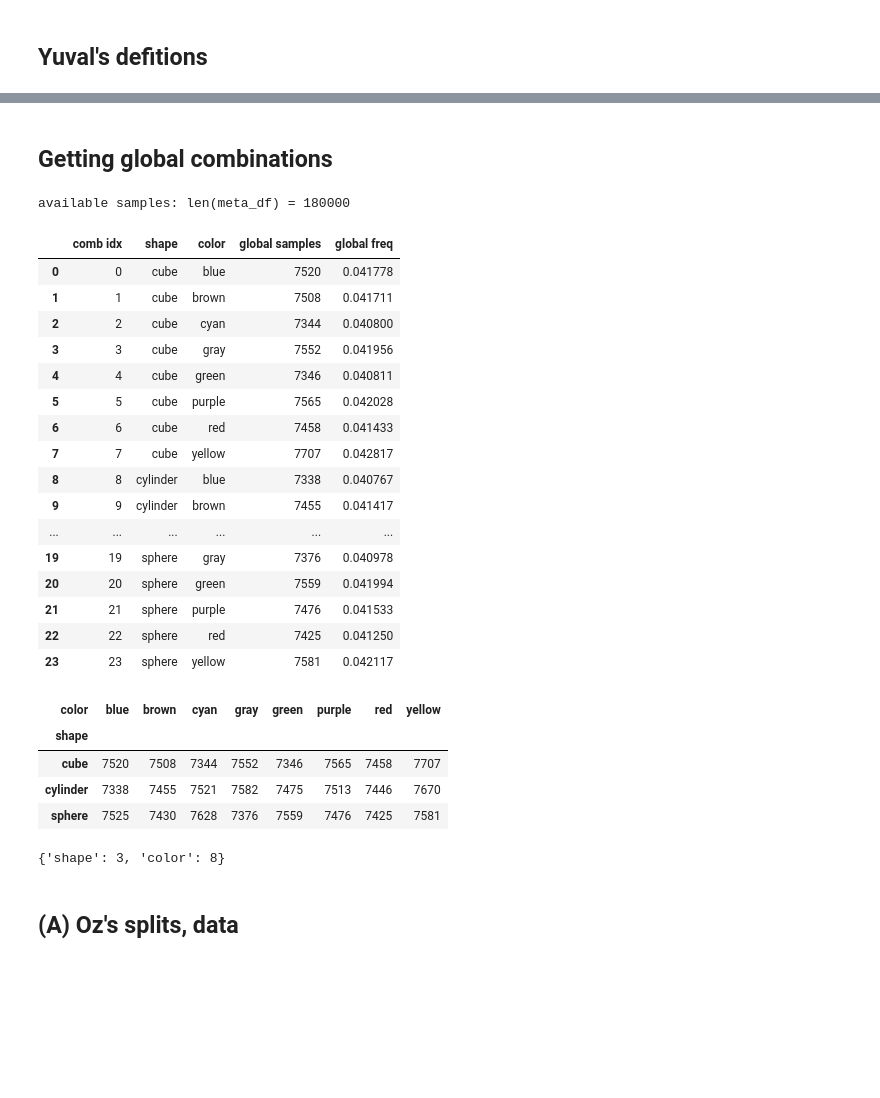
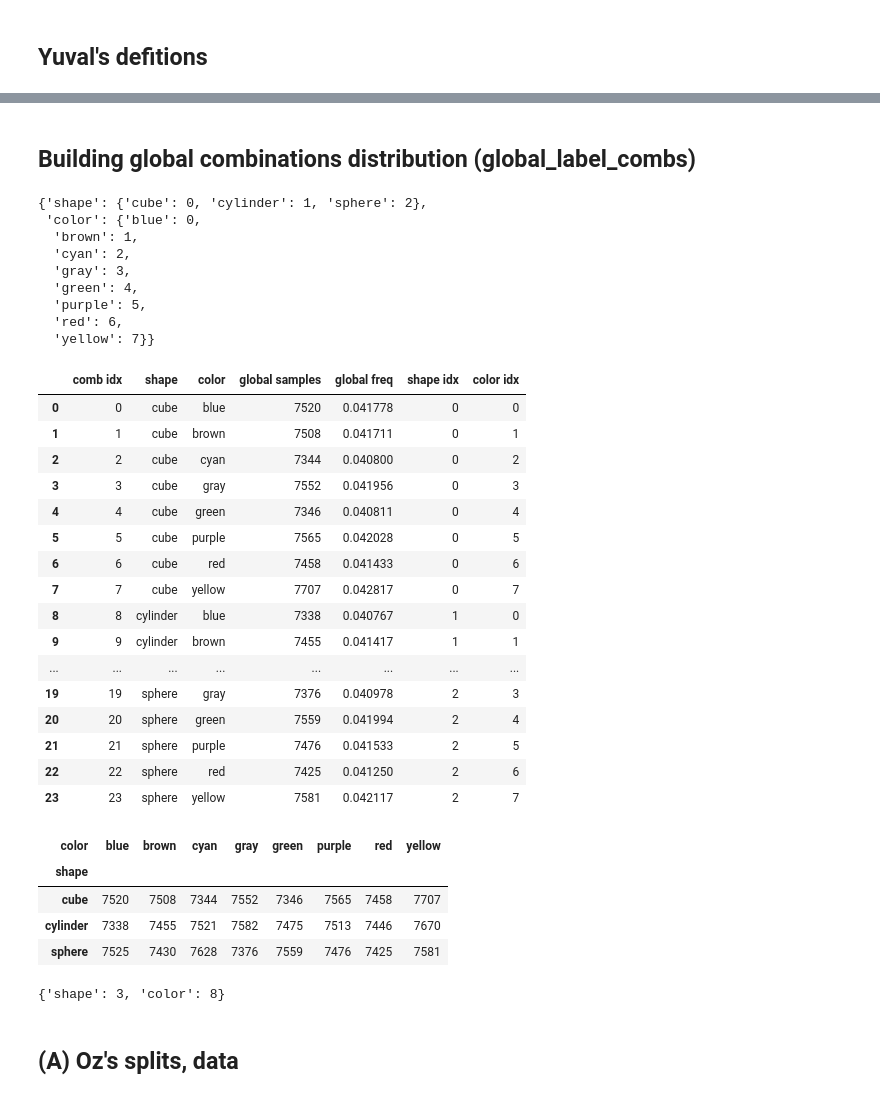
Before and after one commit to Ozziko/causal_comp, a Jupyter notebook: MLLS.ipynb, the cells around one changed output, grey strips where cells are left out. Saved outputs shown, nothing was run; the diff lists cells and outputs as text; code cells hidden in the pictures; blank space fills up the shorter version.

```diff
--- a/MLLS.ipynb
+++ b/MLLS.ipynb
@@ -338,44 +481,60 @@ if args.dataset_variant in ['VT', 'UV']:
 # %% [markdown]
-## Getting global combinations
+## Building global combinations distribution (global_label_combs)
 # %%
 label_cols = ['shape', 'color']
 # --------------------------------
 
-meta_df = pd.read_csv(pjoin(args.data_dir, 'objects_metadata.csv'))
-print(f"available samples: len(meta_df) = {len(meta_df)}")
 global_label_combs = meta_df[label_cols].groupby(label_cols).size()
 global_label_combs.name = 'global samples'
 global_label_combs = global_label_combs.reset_index()
 global_label_combs['global freq'] = global_label_combs['global samples']/global_label_combs['global samples'].sum()
 global_label_combs.index.name = 'comb idx'
 global_label_combs = global_label_combs.reset_index()
+
+label_maps = {label:{} for label in label_cols}
+for label in label_cols:
+    label_map = label_maps[label]
+    for val in global_label_combs[label].unique():
+        label_map[val] = len(label_map)
+display(label_maps)
+
+for label in label_cols:
+    global_label_combs[f'{label} idx'] = global_label_combs[label].map(label_maps[label])
 display(global_label_combs)
 
 assert len(label_cols) == 2
 global_label_combs_pivot = global_label_combs.pivot(index=label_cols[0], columns=label_cols[1], values='global samples')
 display(global_label_combs_pivot)
 
 distinct_label_n_vals = {label: len(global_label_combs[label].unique()) for label in label_cols}
 display(distinct_label_n_vals)
 # %% [output]
-available samples: len(meta_df) = 180000
+{'shape': {'cube': 0, 'cylinder': 1, 'sphere': 2},
+ 'color': {'blue': 0,
+  'brown': 1,
+  'cyan': 2,
+  'gray': 3,
+  'green': 4,
+  'purple': 5,
+  'red': 6,
+  'yellow': 7}}
-|  | comb idx | shape | color | global samples | global freq |
-| 0 | 0 | cube | blue | 7520 | 0.041778 |
-| 1 | 1 | cube | brown | 7508 | 0.041711 |
-| 2 | 2 | cube | cyan | 7344 | 0.040800 |
-| 3 | 3 | cube | gray | 7552 | 0.041956 |
-| 4 | 4 | cube | green | 7346 | 0.040811 |
-| 5 | 5 | cube | purple | 7565 | 0.042028 |
-| 6 | 6 | cube | red | 7458 | 0.041433 |
-| 7 | 7 | cube | yellow | 7707 | 0.042817 |
-| 8 | 8 | cylinder | blue | 7338 | 0.040767 |
-| 9 | 9 | cylinder | brown | 7455 | 0.041417 |
-| ... | ... | ... | ... | ... | ... |
-| 19 | 19 | sphere | gray | 7376 | 0.040978 |
-| 20 | 20 | sphere | green | 7559 | 0.041994 |
-| 21 | 21 | sphere | purple | 7476 | 0.041533 |
-| 22 | 22 | sphere | red | 7425 | 0.041250 |
-| 23 | 23 | sphere | yellow | 7581 | 0.042117 |
+|  | comb idx | shape | color | global samples | global freq | shape idx | color idx |
+| 0 | 0 | cube | blue | 7520 | 0.041778 | 0 | 0 |
+| 1 | 1 | cube | brown | 7508 | 0.041711 | 0 | 1 |
+| 2 | 2 | cube | cyan | 7344 | 0.040800 | 0 | 2 |
+| 3 | 3 | cube | gray | 7552 | 0.041956 | 0 | 3 |
+| 4 | 4 | cube | green | 7346 | 0.040811 | 0 | 4 |
+| 5 | 5 | cube | purple | 7565 | 0.042028 | 0 | 5 |
+| 6 | 6 | cube | red | 7458 | 0.041433 | 0 | 6 |
+| 7 | 7 | cube | yellow | 7707 | 0.042817 | 0 | 7 |
+| 8 | 8 | cylinder | blue | 7338 | 0.040767 | 1 | 0 |
+| 9 | 9 | cylinder | brown | 7455 | 0.041417 | 1 | 1 |
+| ... | ... | ... | ... | ... | ... | ... | ... |
+| 19 | 19 | sphere | gray | 7376 | 0.040978 | 2 | 3 |
+| 20 | 20 | sphere | green | 7559 | 0.041994 | 2 | 4 |
+| 21 | 21 | sphere | purple | 7476 | 0.041533 | 2 | 5 |
+| 22 | 22 | sphere | red | 7425 | 0.041250 | 2 | 6 |
+| 23 | 23 | sphere | yellow | 7581 | 0.042117 | 2 | 7 |
 | color | blue | brown | cyan | gray | green | purple | red | yellow |
 | shape |  |  |  |  |  |  |  |  |
 | cube | 7520 | 7508 | 7344 | 7552 | 7346 | 7565 | 7458 | 7707 |
```
Also changed, not shown: parts of 33 cells of this notebook.
